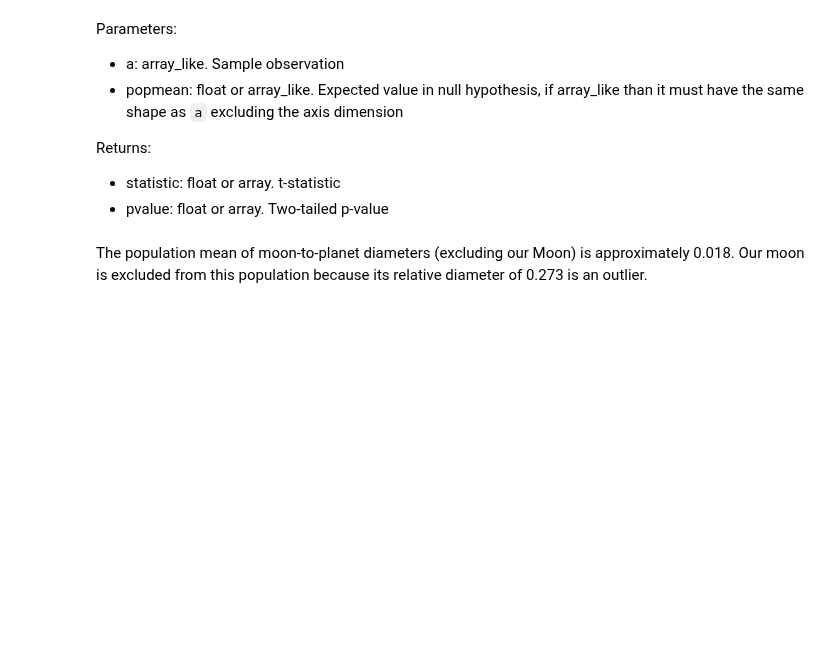
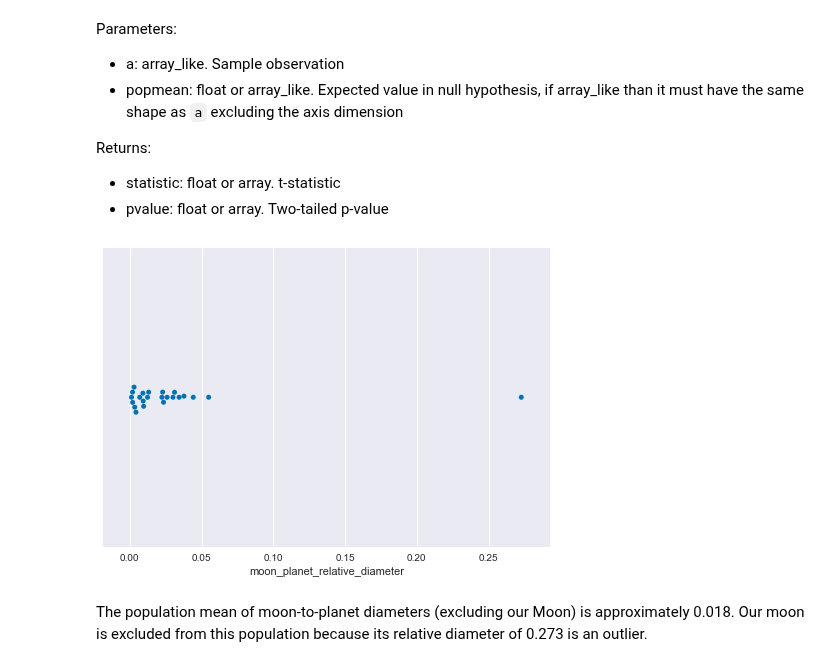
Before and after one commit to cuttlefishh/python-for-data-analysis, a Jupyter notebook: lessons/lesson17.ipynb, the cells around one changed output. Saved outputs shown, nothing was run; the diff lists cells and outputs as text; code cells hidden in the pictures; blank space fills up the shorter version.

```diff
--- a/lessons/lesson17.ipynb
+++ b/lessons/lesson17.ipynb
@@ -595,6 +658,10 @@ Returns:
     t-statistic
 * pvalue: float or array.
     Two-tailed p-value
+# %%
+sns.swarmplot(df_solar.moon_planet_relative_diameter);
+# %% [output]
+[figure, added]
 # %% [markdown]
 The population mean of moon-to-planet diameters (excluding our Moon) is approximately 0.018. Our moon is excluded from this population because its relative diameter of 0.273 is an outlier.
 # %%
```
Also changed, not shown: parts of 78 cells of this notebook.
